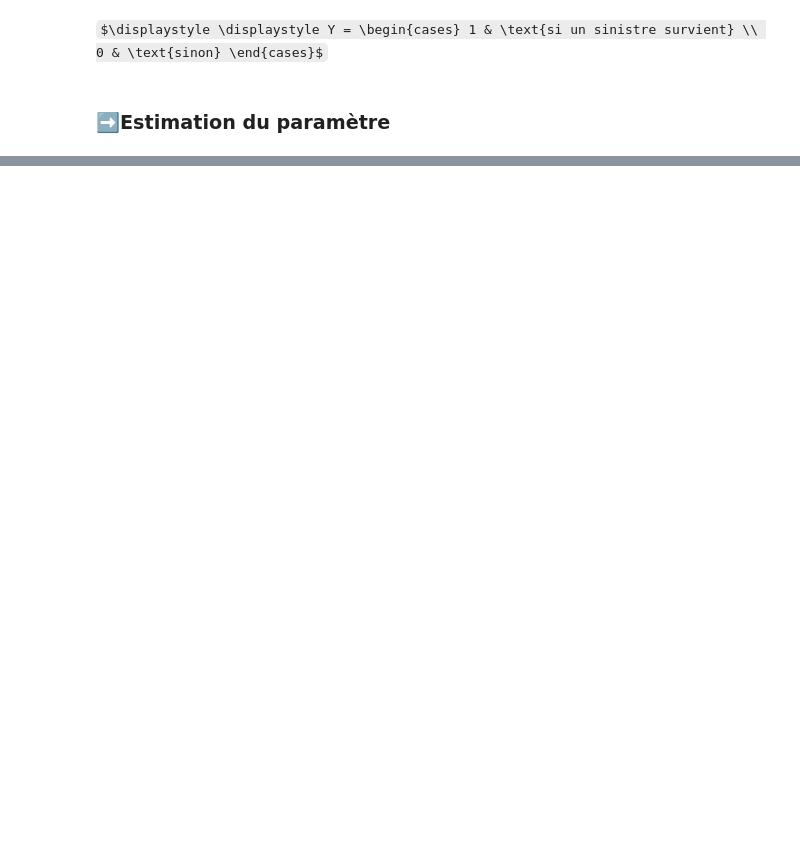
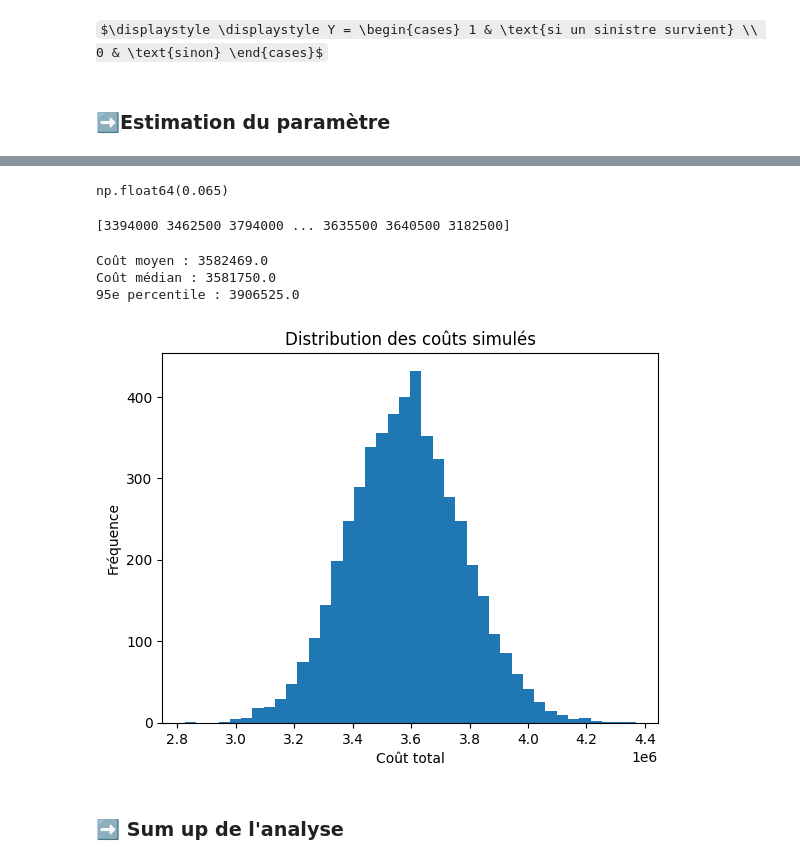
Before and after one commit to Zaneti09/Projet_Data, a Jupyter notebook: Subject/S1.ipynb, the cells around one changed output, grey strips where cells are left out. Saved outputs shown, nothing was run; the diff lists cells and outputs as text; code cells hidden in the pictures; some formulas as TeX source; blank space fills up the shorter version.

```diff
--- a/Subject/S1.ipynb
+++ b/Subject/S1.ipynb
@@ -52,0 +92,41 @@ KeyError: 'Claim'
+# %%
+import numpy as np
+N = 10000  # nombre de clients
+sim_claims = np.random.binomial(1, p_hat, N)
+sim_claims.mean()
+# %% [output]
+np.float64(0.065)
+# %%
+costs = np.array([500, 1500, 3000, 8000, 15000])
+
+
+N_sim = 5000
+
+results = []
+
+for _ in range(N_sim):
+    claims = np.random.binomial(1, p_hat, N)
+    total_cost = np.sum(np.random.choice(costs, size=claims.sum(), replace=True))
+    results.append(total_cost)
+results = np.array(results)
+print(results)
+# %% [output]
+[3394000 3462500 3794000 ... 3635500 3640500 3182500]
+# %%
+print("Coût moyen :", results.mean())
+print("Coût médian :", np.median(results))
+print("95e percentile :", np.percentile(results, 95))
+# %% [output]
+Coût moyen : 3582469.0
+Coût médian : 3581750.0
+95e percentile : 3906525.0
+# %%
+plt.hist(results, bins=40)
+plt.title("Distribution des coûts simulés")
+plt.xlabel("Coût total")
+plt.ylabel("Fréquence")
+plt.show()
+# %% [output]
+[figure, added]
+# %% [markdown]
+### ➡️ Sum up de l'analyse
```
Also changed, not shown: parts of 15 cells of this notebook.
